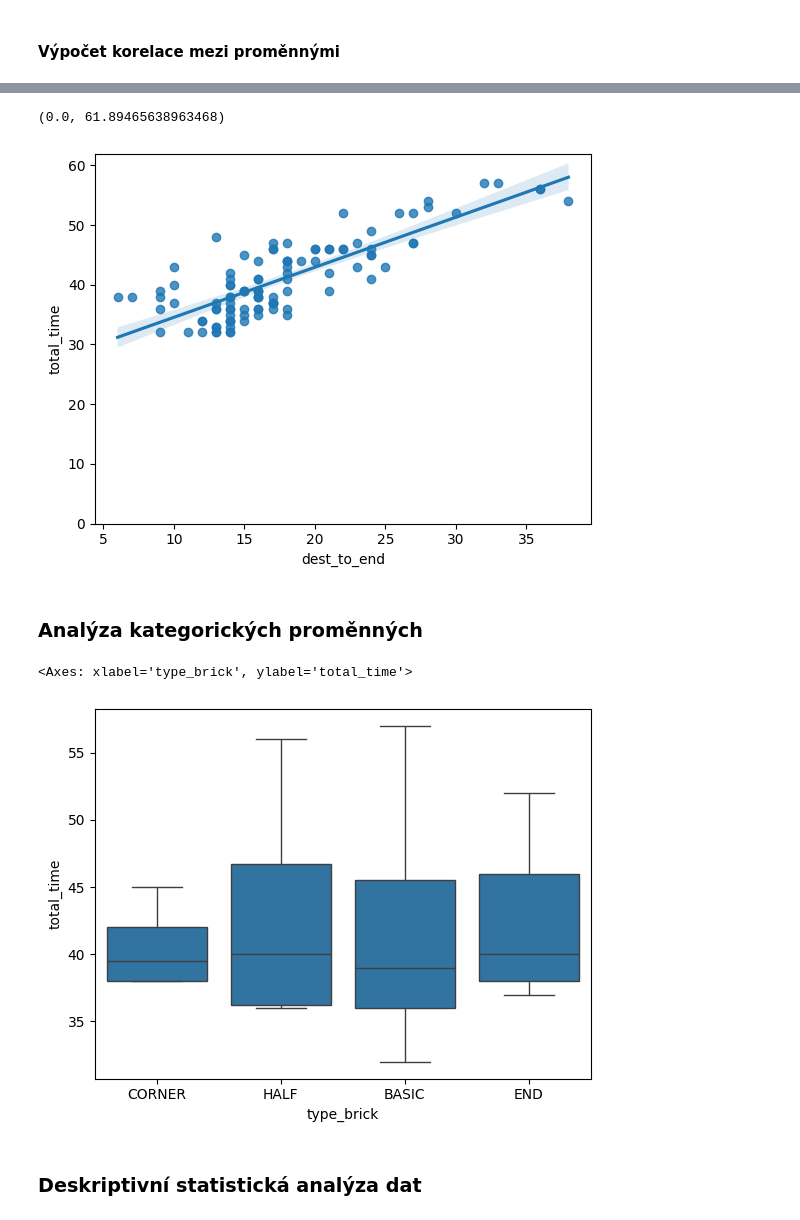
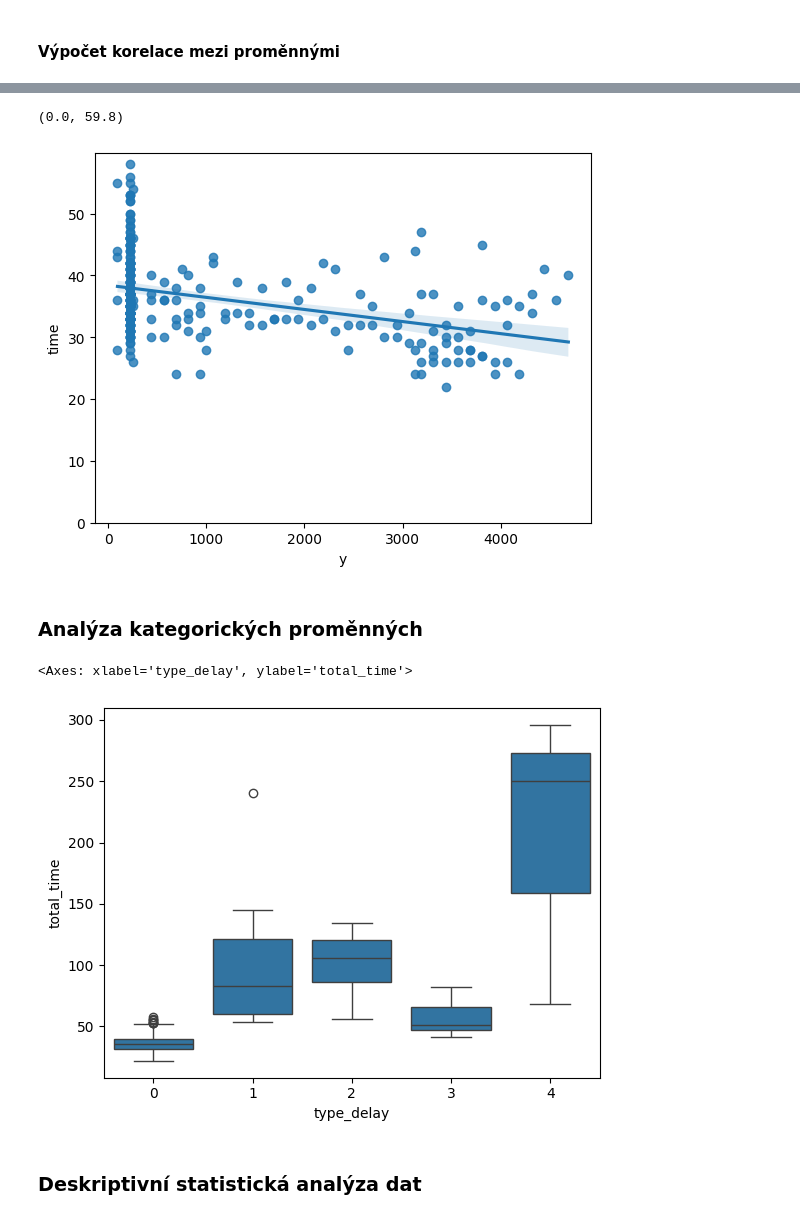
Before and after one commit to UsmanovSla/MGD-RSS, a Jupyter notebook: model/01_DataScience/DS_03_Features.ipynb, the cells around one changed output, grey strips where cells are left out. Cells and saved outputs as stored; diff of their text form; code cells hidden in the pictures.

```diff
--- a/model/01_DataScience/DS_03_Features.ipynb
+++ b/model/01_DataScience/DS_03_Features.ipynb
@@ -50,18 +52,18 @@ df[['type', 'start_to_verif', 'verif_to_dest', 'dest_to_end', 'total_time']].cor
 # %%
-# 'dest_to_end' jako potenciální prediktor 'total_time'
-sns.regplot(x="dest_to_end", y="total_time", data=df)
+# 'x' jako potenciální prediktor 'time'
+sns.regplot(x="y", y="time", data=df)
 plt.ylim(0,)
 # %% [output]
-(0.0, 61.89465638963468)
+(0.0, 59.8)
-[figure, old version]
+[figure, new version]
 # %% [markdown]
 ### Analýza kategorických proměnných
 # %%
-# Vztah mezi proměnnými ‚type‘ a ‚total_time‘
-sns.boxplot(x='type_brick', y="total_time", data=df)
+# Vztah mezi proměnnými ‚type_delay‘ a ‚total_time‘
+sns.boxplot(x='type_delay', y="total_time", data=df)
 # %% [output]
-<Axes: xlabel='type_brick', ylabel='total_time'>
+<Axes: xlabel='type_delay', ylabel='total_time'>
-[figure, old version]
+[figure, new version]
 # %% [markdown]
 ### Deskriptivní statistická analýza dat
 # %%
```
Also changed, not shown: parts of 21 cells of this notebook, 22 other files.
